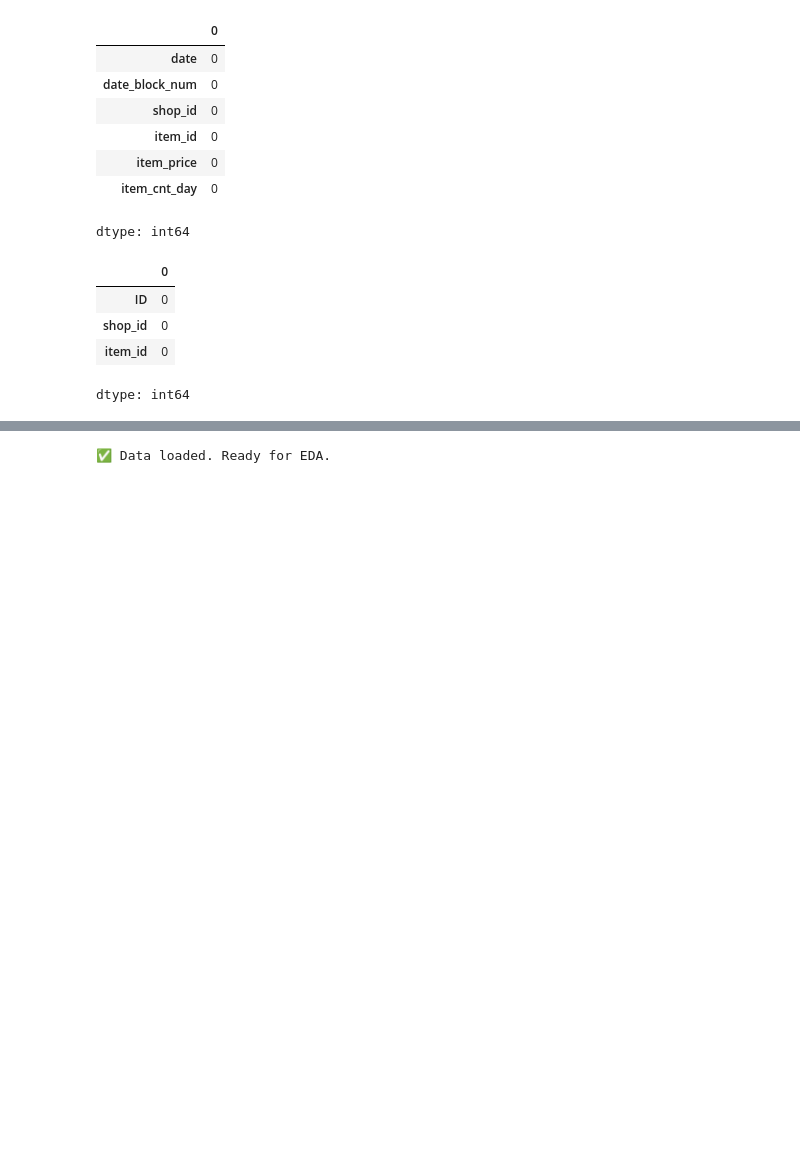
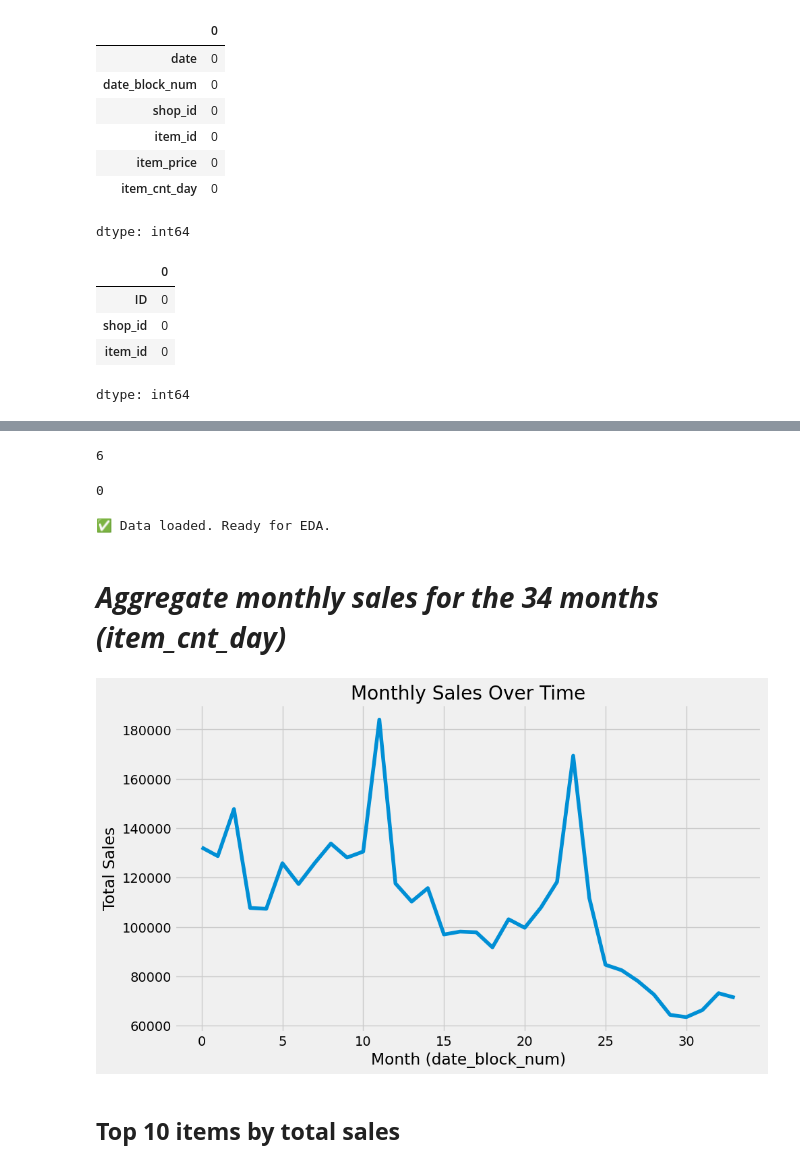
Before and after one commit to chandtr/CapstoneProject, a Jupyter notebook: SalesPrediction.ipynb, the cells around one changed output, grey strips where cells are left out. Drawn from its saved outputs; the diff is of its cells as text; code cells hidden in the pictures; blank space fills up the shorter version.

```diff
--- a/SalesPrediction.ipynb
+++ b/SalesPrediction.ipynb
@@ -82,0 +163,4 @@ dtype: int64
+# %%
+df = df[df['item_price'] > 0]
+# %%
+df['item_cnt_day'] = df['item_cnt_day'].apply(lambda x: 1 if x <= 0 else x)
@@ -82,0 +176,2 @@ dtype: int64
+# %%
+df = df[df['item_id'] > 0]
@@ -83,4 +182,28 @@ dtype: int64
+# %%
+print(df.duplicated().sum())
+# %% [output]
+6
+# %%
+df = df.drop_duplicates()
+# %%
+print(df.duplicated().sum())
+# %% [output]
+0
 # %%
 print("✅ Data loaded. Ready for EDA.")
 # %% [output]
 ✅ Data loaded. Ready for EDA.
+# %% [markdown]
+# ***Aggregate monthly sales for the 34 months (item_cnt_day)***
+# %%
+
+plt.figure(figsize=(10,6))
+plt.plot(df.groupby('date_block_num')['item_cnt_day'].sum())
+plt.title('Monthly Sales Over Time')
+plt.xlabel('Month (date_block_num)')
+plt.ylabel('Total Sales')
+plt.show()
+# %% [output]
+[figure, added]
+# %% [markdown]
+## **Top 10 items by total sales**
```
Also changed, not shown: parts of 56 cells of this notebook, 2 other files.
